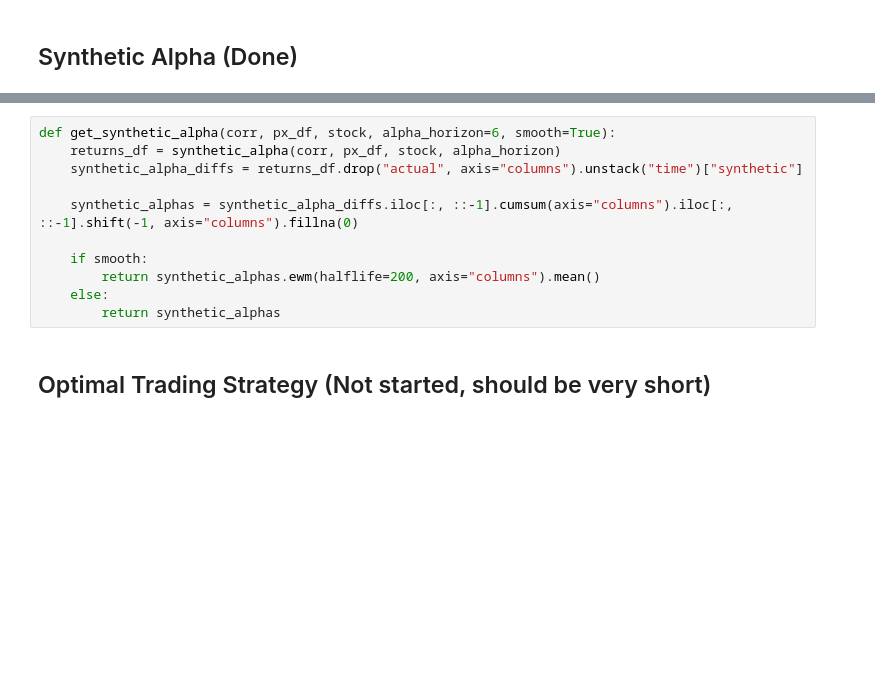
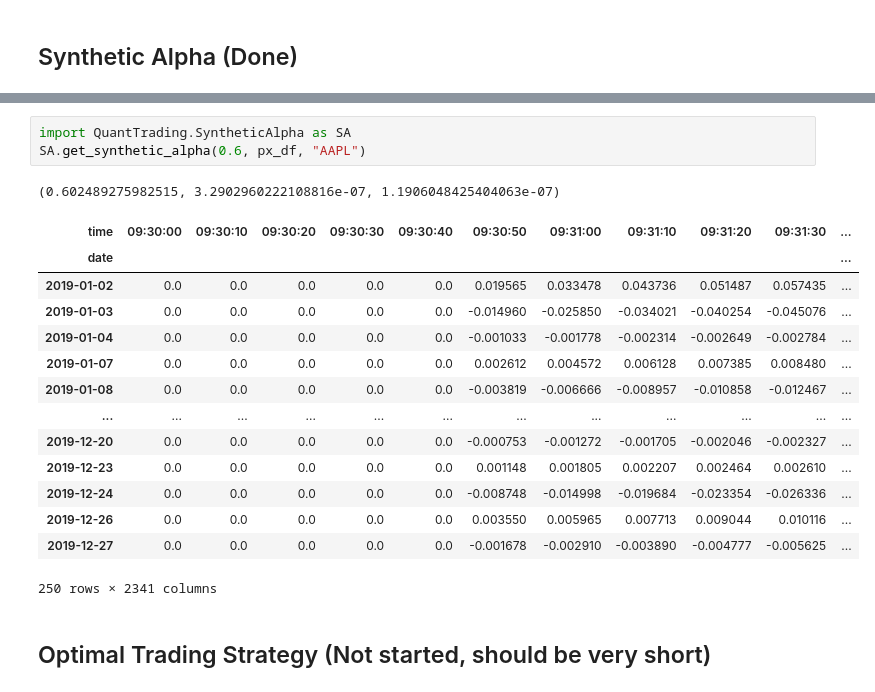
Before and after one commit to kelvin386/QuantTradingProject, a Jupyter notebook: CW_Framework.ipynb, the cells around one changed output, grey strips where cells are left out. Saved outputs shown, nothing was run; the diff lists cells and outputs as text; blank space fills up the shorter version.

Commit message:
Updated SyntheticAlpha module usage

```diff
--- a/CW_Framework.ipynb
+++ b/CW_Framework.ipynb
@@ -148,14 +101,22 @@ def synthetic_alpha(corr, px_df, stock, alpha_horizon):
-# %%
-def get_synthetic_alpha(corr, px_df, stock, alpha_horizon=6, smooth=True):
-    returns_df = synthetic_alpha(corr, px_df, stock, alpha_horizon)
-    synthetic_alpha_diffs = returns_df.drop("actual", axis="columns").unstack("time")["synthetic"]
-
-    synthetic_alphas = synthetic_alpha_diffs.iloc[:, ::-1].cumsum(axis="columns").iloc[:, ::-1].shift(-1, axis="columns").fillna(0)
-
-    if smooth:
-        return synthetic_alphas.ewm(halflife=200, axis="columns").mean()
-    else:
-        return synthetic_alphas
+# %%
+import QuantTrading.SyntheticAlpha as SA
+SA.get_synthetic_alpha(0.6, px_df, "AAPL")
+# %% [output]
+(0.602489275982515, 3.2902960222108816e-07, 1.1906048425404063e-07)
+| time | 09:30:00 | 09:30:10 | 09:30:20 | 09:30:30 | 09:30:40 | 09:30:50 | 09:31:00 | 09:31:10 | 09:31:20 | 09:31:30 | ... |
+| date |  |  |  |  |  |  |  |  |  |  | ... |
+| 2019-01-02 | 0.0 | 0.0 | 0.0 | 0.0 | 0.0 | 0.019565 | 0.033478 | 0.043736 | 0.051487 | 0.057435 | ... |
+| 2019-01-03 | 0.0 | 0.0 | 0.0 | 0.0 | 0.0 | -0.014960 | -0.025850 | -0.034021 | -0.040254 | -0.045076 | ... |
+| 2019-01-04 | 0.0 | 0.0 | 0.0 | 0.0 | 0.0 | -0.001033 | -0.001778 | -0.002314 | -0.002649 | -0.002784 | ... |
+| 2019-01-07 | 0.0 | 0.0 | 0.0 | 0.0 | 0.0 | 0.002612 | 0.004572 | 0.006128 | 0.007385 | 0.008480 | ... |
+| 2019-01-08 | 0.0 | 0.0 | 0.0 | 0.0 | 0.0 | -0.003819 | -0.006666 | -0.008957 | -0.010858 | -0.012467 | ... |
+| ... | ... | ... | ... | ... | ... | ... | ... | ... | ... | ... | ... |
+| 2019-12-20 | 0.0 | 0.0 | 0.0 | 0.0 | 0.0 | -0.000753 | -0.001272 | -0.001705 | -0.002046 | -0.002327 | ... |
+| 2019-12-23 | 0.0 | 0.0 | 0.0 | 0.0 | 0.0 | 0.001148 | 0.001805 | 0.002207 | 0.002464 | 0.002610 | ... |
+| 2019-12-24 | 0.0 | 0.0 | 0.0 | 0.0 | 0.0 | -0.008748 | -0.014998 | -0.019684 | -0.023354 | -0.026336 | ... |
+| 2019-12-26 | 0.0 | 0.0 | 0.0 | 0.0 | 0.0 | 0.003550 | 0.005965 | 0.007713 | 0.009044 | 0.010116 | ... |
+| 2019-12-27 | 0.0 | 0.0 | 0.0 | 0.0 | 0.0 | -0.001678 | -0.002910 | -0.003890 | -0.004777 | -0.005625 | ... |
+250 rows × 2341 columns
 # %% [markdown]
 ## Optimal Trading Strategy (Not started, should be very short)
 # %% [markdown]
```
Also changed, not shown: parts of 2 cells of this notebook.
